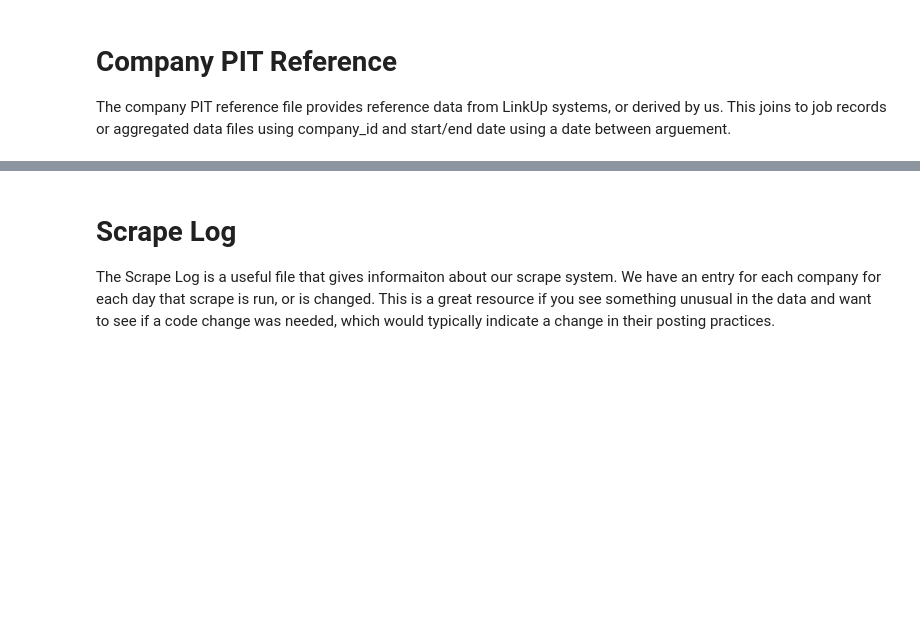
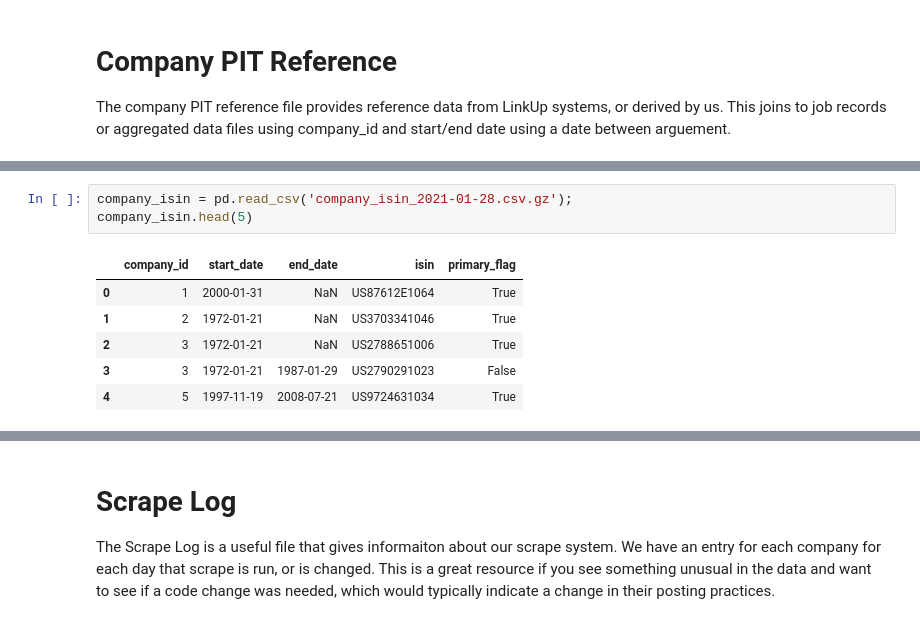
Before and after one commit to LinkUp/Job-Market-Data, a Jupyter notebook: Product Documentation/Product Onboarding.ipynb, the cells around one changed output, grey strips where cells are left out. Saved outputs shown, nothing was run; the diff lists cells and outputs as text; blank space fills up the shorter version.

```diff
--- a/Product Documentation/Product Onboarding.ipynb
+++ b/Product Documentation/Product Onboarding.ipynb
@@ -97,0 +91,10 @@ fs_company_reference.head(15)
+# %%
+company_isin = pd.read_csv('company_isin_2021-01-28.csv.gz');
+company_isin.head(5)
+# %% [output]
+|  | company_id | start_date | end_date | isin | primary_flag |
+| 0 | 1 | 2000-01-31 | NaN | US87612E1064 | True |
+| 1 | 2 | 1972-01-21 | NaN | US3703341046 | True |
+| 2 | 3 | 1972-01-21 | NaN | US2788651006 | True |
+| 3 | 3 | 1972-01-21 | 1987-01-29 | US2790291023 | False |
+| 4 | 5 | 1997-11-19 | 2008-07-21 | US9724631034 | True |
```
Also changed, not shown: parts of 10 cells of this notebook.
